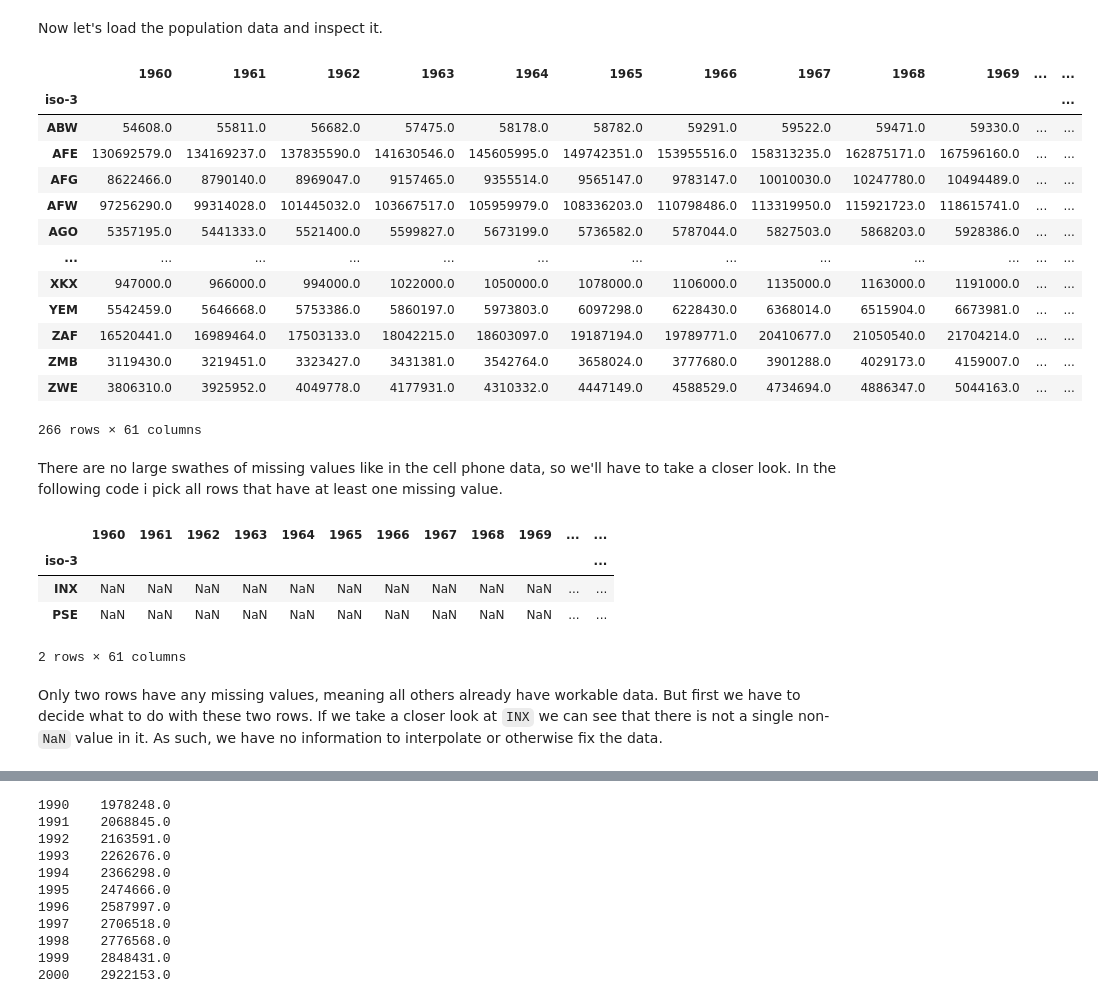
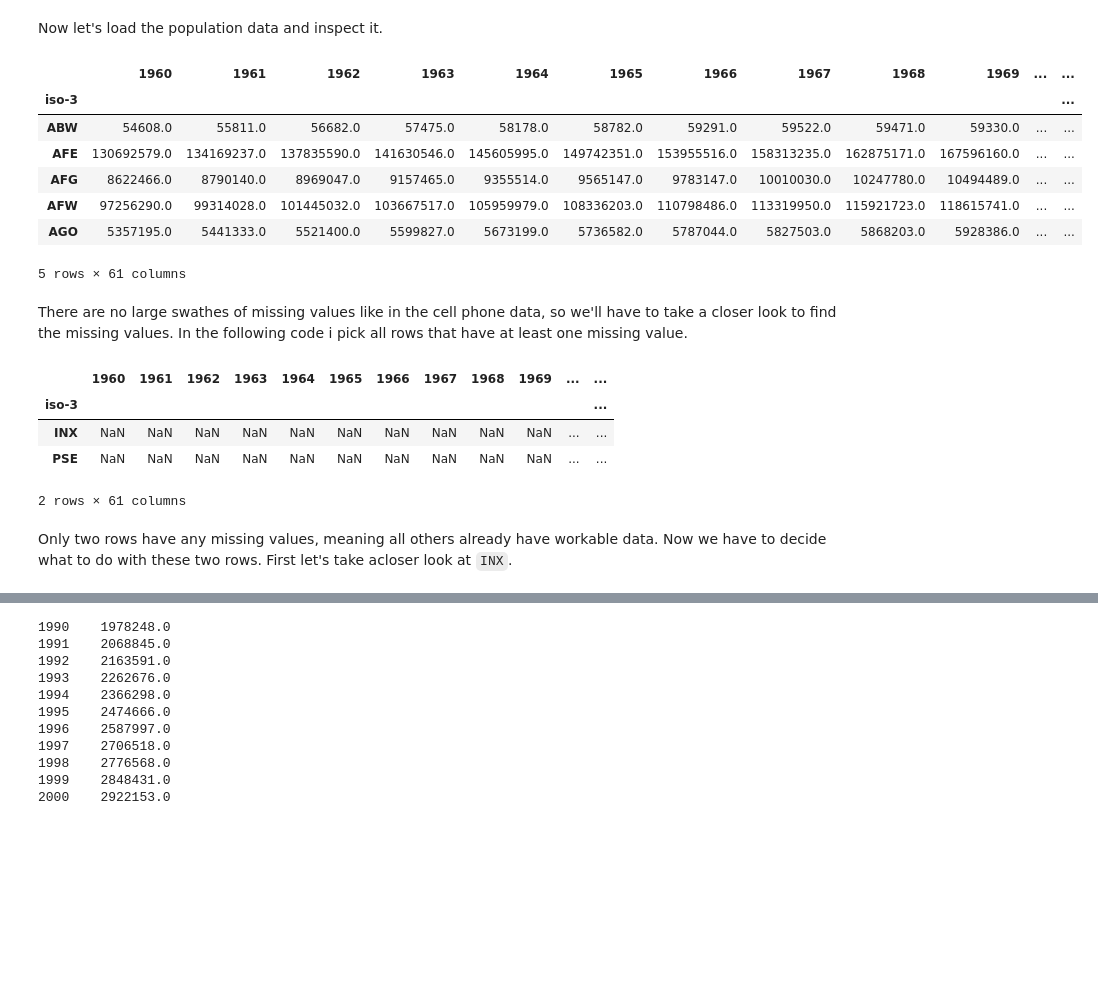
Before and after one commit to Schwankus/su-mt4007, a Jupyter notebook: HW4/HW4.ipynb, the cells around one changed output, grey strips where cells are left out. Saved outputs shown, nothing was run; the diff lists cells and outputs as text; code cells hidden in the pictures; blank space fills up the shorter version.

```diff
--- a/HW4/HW4.ipynb
+++ b/HW4/HW4.ipynb
@@ -48,24 +49,18 @@ cell.ffill(axis = 1, inplace = True)
 Now let's load the population data and inspect it.
 # %%
 pop = pd.read_csv("https://raw.githubusercontent.com/su-mt4007/data/refs/heads/main/pop_data.csv").drop(columns = "Unnamed: 0").set_index("iso-3")
-pop
+pop.head()
 # %% [output]
 |  | 1960 | 1961 | 1962 | 1963 | 1964 | 1965 | 1966 | 1967 | 1968 | 1969 | ... | ... |
 | iso-3 |  |  |  |  |  |  |  |  |  |  |  | ... |
 | ABW | 54608.0 | 55811.0 | 56682.0 | 57475.0 | 58178.0 | 58782.0 | 59291.0 | 59522.0 | 59471.0 | 59330.0 | ... | ... |
 | AFE | 130692579.0 | 134169237.0 | 137835590.0 | 141630546.0 | 145605995.0 | 149742351.0 | 153955516.0 | 158313235.0 | 162875171.0 | 167596160.0 | ... | ... |
 | AFG | 8622466.0 | 8790140.0 | 8969047.0 | 9157465.0 | 9355514.0 | 9565147.0 | 9783147.0 | 10010030.0 | 10247780.0 | 10494489.0 | ... | ... |
 | AFW | 97256290.0 | 99314028.0 | 101445032.0 | 103667517.0 | 105959979.0 | 108336203.0 | 110798486.0 | 113319950.0 | 115921723.0 | 118615741.0 | ... | ... |
 | AGO | 5357195.0 | 5441333.0 | 5521400.0 | 5599827.0 | 5673199.0 | 5736582.0 | 5787044.0 | 5827503.0 | 5868203.0 | 5928386.0 | ... | ... |
-| ... | ... | ... | ... | ... | ... | ... | ... | ... | ... | ... | ... | ... |
-| XKX | 947000.0 | 966000.0 | 994000.0 | 1022000.0 | 1050000.0 | 1078000.0 | 1106000.0 | 1135000.0 | 1163000.0 | 1191000.0 | ... | ... |
-| YEM | 5542459.0 | 5646668.0 | 5753386.0 | 5860197.0 | 5973803.0 | 6097298.0 | 6228430.0 | 6368014.0 | 6515904.0 | 6673981.0 | ... | ... |
-| ZAF | 16520441.0 | 16989464.0 | 17503133.0 | 18042215.0 | 18603097.0 | 19187194.0 | 19789771.0 | 20410677.0 | 21050540.0 | 21704214.0 | ... | ... |
-| ZMB | 3119430.0 | 3219451.0 | 3323427.0 | 3431381.0 | 3542764.0 | 3658024.0 | 3777680.0 | 3901288.0 | 4029173.0 | 4159007.0 | ... | ... |
-| ZWE | 3806310.0 | 3925952.0 | 4049778.0 | 4177931.0 | 4310332.0 | 4447149.0 | 4588529.0 | 4734694.0 | 4886347.0 | 5044163.0 | ... | ... |
-266 rows × 61 columns
+5 rows × 61 columns
 # %% [markdown]
-There are no large swathes of missing values like in the cell phone data, so we'll have to take a closer look. In the following code i pick all rows that have at least one missing value.
+There are no large swathes of missing values like in the cell phone data, so we'll have to take a closer look to find the missing values. In the following code i pick all rows that have at least one missing value.
 # %%
 pop[pop.isnull().any(axis=1)]
 # %% [output]
@@ -75,5 +70,5 @@ pop[pop.isnull().any(axis=1)]
 | PSE | NaN | NaN | NaN | NaN | NaN | NaN | NaN | NaN | NaN | NaN | ... | ... |
 2 rows × 61 columns
 # %% [markdown]
-Only two rows have any missing values, meaning all others already have workable data. But first we have to decide what to do with these two rows. If we take a closer look at `INX` we can see that there is not a single non-`NaN` value in it. As such, we have no information to interpolate or otherwise fix the data.
+Only two rows have any missing values, meaning all others already have workable data. Now we have to decide what to do with these two rows. First let's take acloser look at `INX`.
 # %%
```
Also changed, not shown: parts of 39 cells of this notebook, 1 other file.
